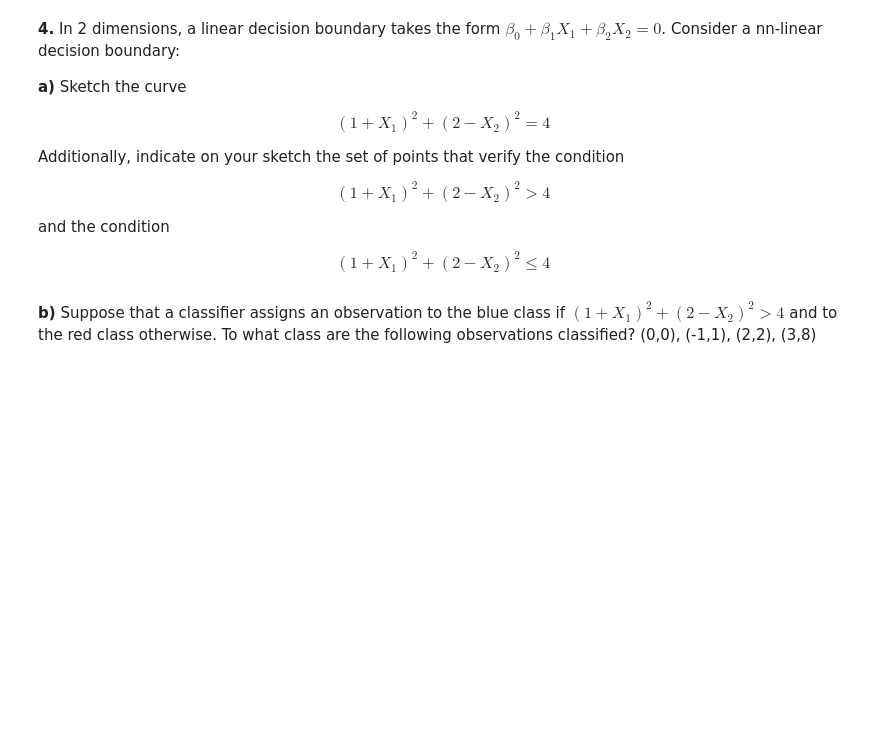
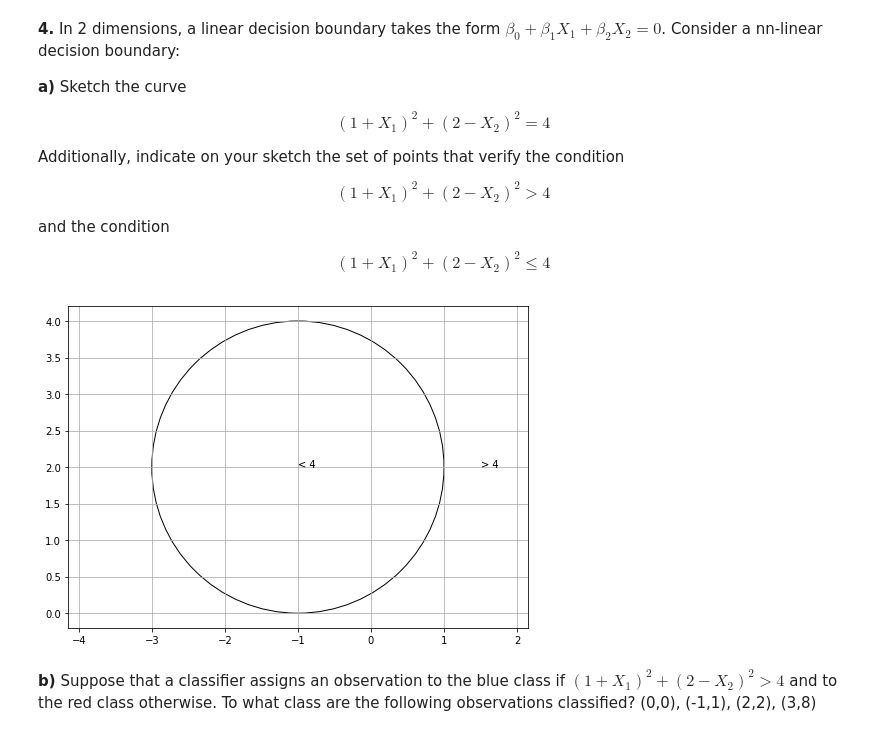
Before and after one commit to claramarto11/AAvanceproject, a Jupyter notebook: Assignment2_grupo17.ipynb, the cells around one changed output. Cells and saved outputs as stored; diff of their text form; code cells hidden in the pictures; blank space fills up the shorter version.

```diff
--- a/Assignment2_grupo17.ipynb
+++ b/Assignment2_grupo17.ipynb
@@ -273,5 +320,20 @@ $$(1 + X_1)^2 + (2 - X_2)^2 > 4$$
 and the condition
 
 $$(1 + X_1)^2 + (2 - X_2)^2 \leq 4$$
+# %%
+from matplotlib import pyplot as plt, patches
+import numpy as np
+
+fig = plt.figure()
+ax = fig.add_subplot()
+circle1 = patches.Circle((-1, 2), radius=2, fill=False)
+ax.add_patch(circle1)
+ax.axis('equal')
+plt.text(-1,2, "< 4")
+plt.text(1.5,2, "> 4")
+plt.grid ()
+plt.show()
+# %% [output]
+[figure, added]
 # %% [markdown]
 **b)** Suppose that a classifier assigns an observation to the blue class if $(1 + X_1)^2 + (2 - X_2)^2 > 4$ and to the red class otherwise. To what class are the following observations classified? (0,0), (-1,1), (2,2), (3,8)
```
Also changed, not shown: parts of 6 cells of this notebook.
